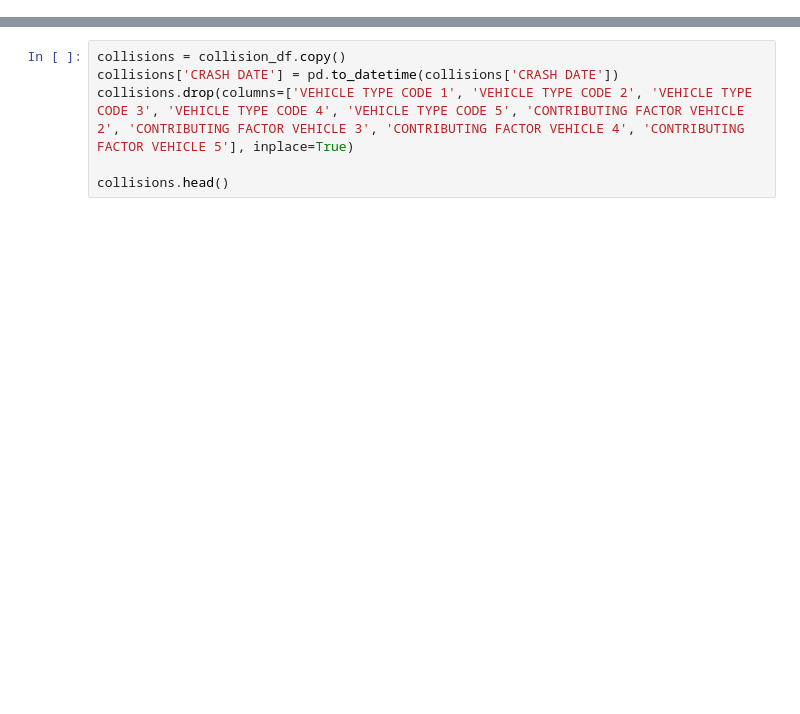
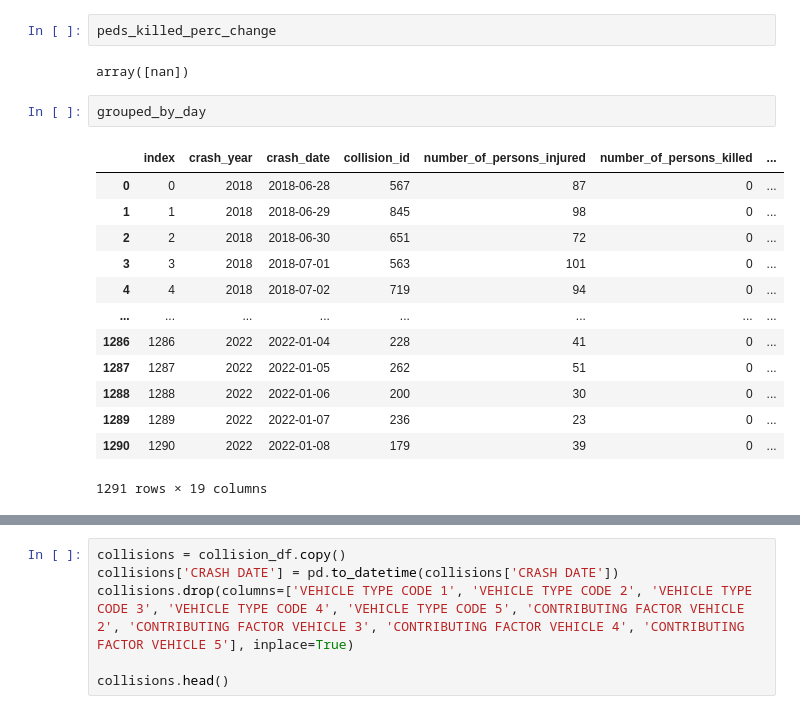
Before and after one commit to tiroger/nyc-vehicle-collisions, a Jupyter notebook: viz.ipynb, the cells around one changed output, grey strips where cells are left out. Cells and saved outputs as stored; diff of their text form; blank space fills up the shorter version.

```diff
--- a/viz.ipynb
+++ b/viz.ipynb
@@ -8,0 +334,20 @@ from dateutil.relativedelta import relativedelta
+# %%
+peds_killed_perc_change
+# %% [output]
+array([nan])
+# %%
+grouped_by_day
+# %% [output]
+|  | index | crash_year | crash_date | collision_id | number_of_persons_injured | number_of_persons_killed | ... |
+| 0 | 0 | 2018 | 2018-06-28 | 567 | 87 | 0 | ... |
+| 1 | 1 | 2018 | 2018-06-29 | 845 | 98 | 0 | ... |
+| 2 | 2 | 2018 | 2018-06-30 | 651 | 72 | 0 | ... |
+| 3 | 3 | 2018 | 2018-07-01 | 563 | 101 | 0 | ... |
+| 4 | 4 | 2018 | 2018-07-02 | 719 | 94 | 0 | ... |
+| ... | ... | ... | ... | ... | ... | ... | ... |
+| 1286 | 1286 | 2022 | 2022-01-04 | 228 | 41 | 0 | ... |
+| 1287 | 1287 | 2022 | 2022-01-05 | 262 | 51 | 0 | ... |
+| 1288 | 1288 | 2022 | 2022-01-06 | 200 | 30 | 0 | ... |
+| 1289 | 1289 | 2022 | 2022-01-07 | 236 | 23 | 0 | ... |
+| 1290 | 1290 | 2022 | 2022-01-08 | 179 | 39 | 0 | ... |
+1291 rows × 19 columns
```
Also changed, not shown: parts of 28 cells of this notebook, 9 other files.
